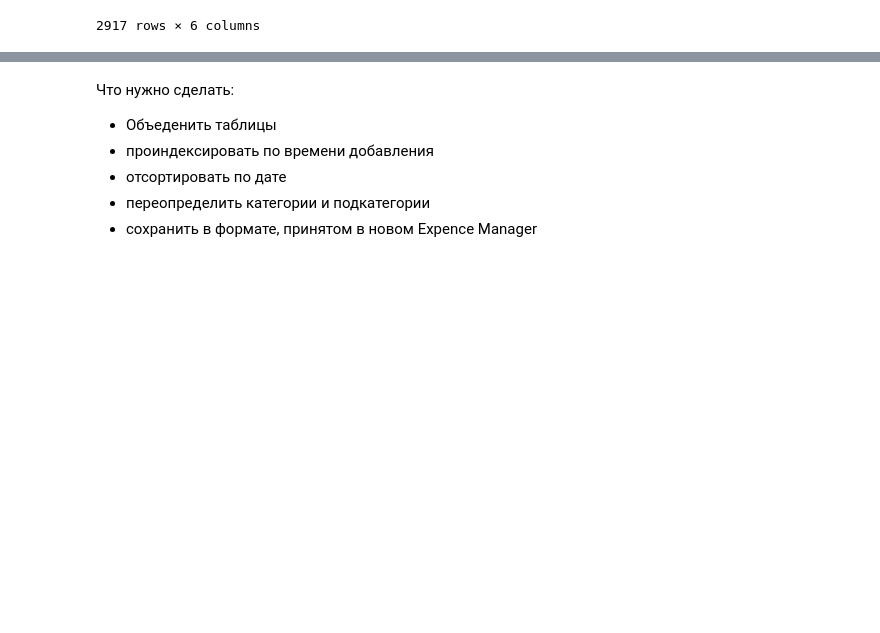
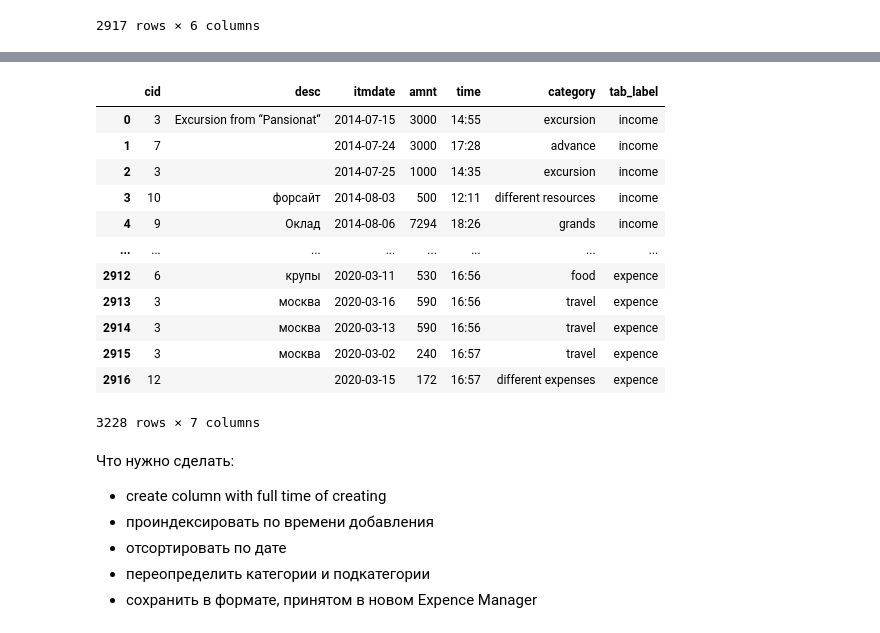
Before and after one commit to KazAndr/test_interesting_code, a Jupyter notebook: sql_reader/sql_reader.ipynb, the cells around one changed output, grey strips where cells are left out. Saved outputs shown, nothing was run; the diff lists cells and outputs as text; code cells hidden in the pictures; blank space fills up the shorter version.

Commit message:
Создана объелиненная таблица
В таблицы добавлена колонка, указывающая таблицу-родителя. Таблицы призодов и расходов объеденены.

```diff
--- a/sql_reader/sql_reader.ipynb
+++ b/sql_reader/sql_reader.ipynb
@@ -148,8 +159,26 @@ income
+# %%
+full_table = pd.concat([income, expence])
+# %%
+full_table
+# %% [output]
+|  | cid | desc | itmdate | amnt | time | category | tab_label |
+| 0 | 3 | Excursion from “Pansionat“ | 2014-07-15 | 3000 | 14:55 | excursion | income |
+| 1 | 7 |  | 2014-07-24 | 3000 | 17:28 | advance | income |
+| 2 | 3 |  | 2014-07-25 | 1000 | 14:35 | excursion | income |
+| 3 | 10 | форсайт | 2014-08-03 | 500 | 12:11 | different resources | income |
+| 4 | 9 | Оклад | 2014-08-06 | 7294 | 18:26 | grands | income |
+| ... | ... | ... | ... | ... | ... | ... | ... |
+| 2912 | 6 | крупы | 2020-03-11 | 530 | 16:56 | food | expence |
+| 2913 | 3 | москва | 2020-03-16 | 590 | 16:56 | travel | expence |
+| 2914 | 3 | москва | 2020-03-13 | 590 | 16:56 | travel | expence |
+| 2915 | 3 | москва | 2020-03-02 | 240 | 16:57 | travel | expence |
+| 2916 | 12 |  | 2020-03-15 | 172 | 16:57 | different expenses | expence |
+3228 rows × 7 columns
 # %% [markdown]
 Что нужно сделать:
 
-+ Объеденить таблицы
-+ проиндексировать по времени добавления
++ create column with full time of creating
++ проиндексировать  по времени добавления
 + отсортировать по дате
 + переопределить категории и подкатегории
 + сохранить в формате, принятом в новом Expence Manager
```
Also changed, not shown: parts of 7 cells of this notebook.
